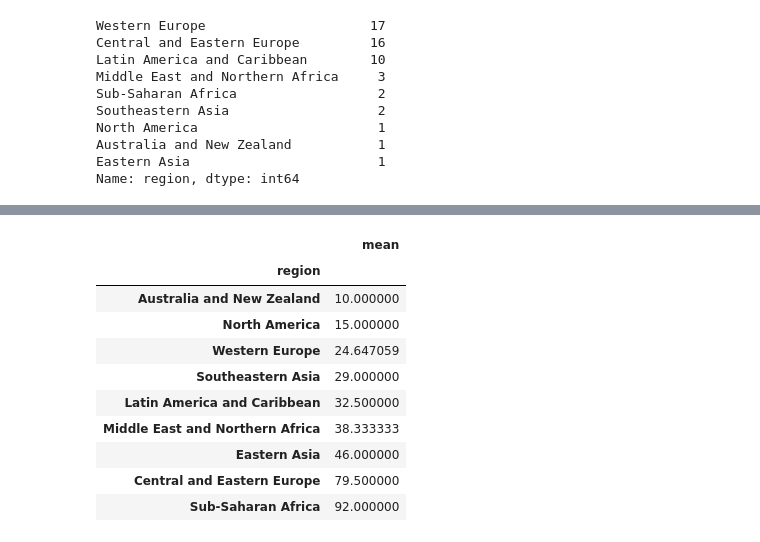
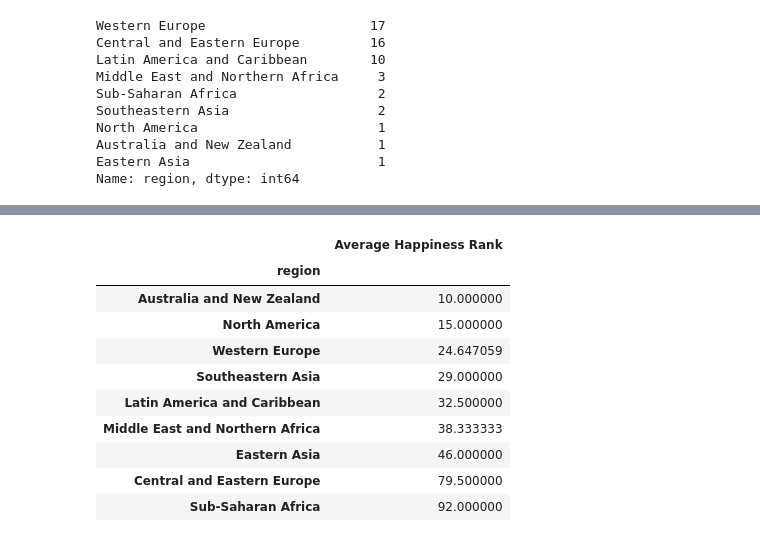
Before and after one commit to jsabastian/group-project_1, a Jupyter notebook: Individual_Code/Christina/00_Base_Code-CLee.ipynb, the cells around one changed output, grey strips where cells are left out. Drawn from its saved outputs; the diff is of its cells as text; code cells hidden in the pictures.

```diff
--- a/Individual_Code/Christina/00_Base_Code-CLee.ipynb
+++ b/Individual_Code/Christina/00_Base_Code-CLee.ipynb
@@ -107,9 +130,10 @@ freedom_region.sort_values('mean', ascending = False)
 # %%
 rank_region = df3.groupby(['region'])['happiness rank'].agg(['mean'])
+rank_region.columns = ['Average Happiness Rank']
 
-rank_region.sort_values('mean', ascending = True)
+rank_region.sort_values('Average Happiness Rank', ascending = True)
 # %% [output]
-|  | mean |
+|  | Average Happiness Rank |
 | region |  |
 | Australia and New Zealand | 10.000000 |
 | North America | 15.000000 |
```
Also changed, not shown: parts of 7 cells of this notebook.
